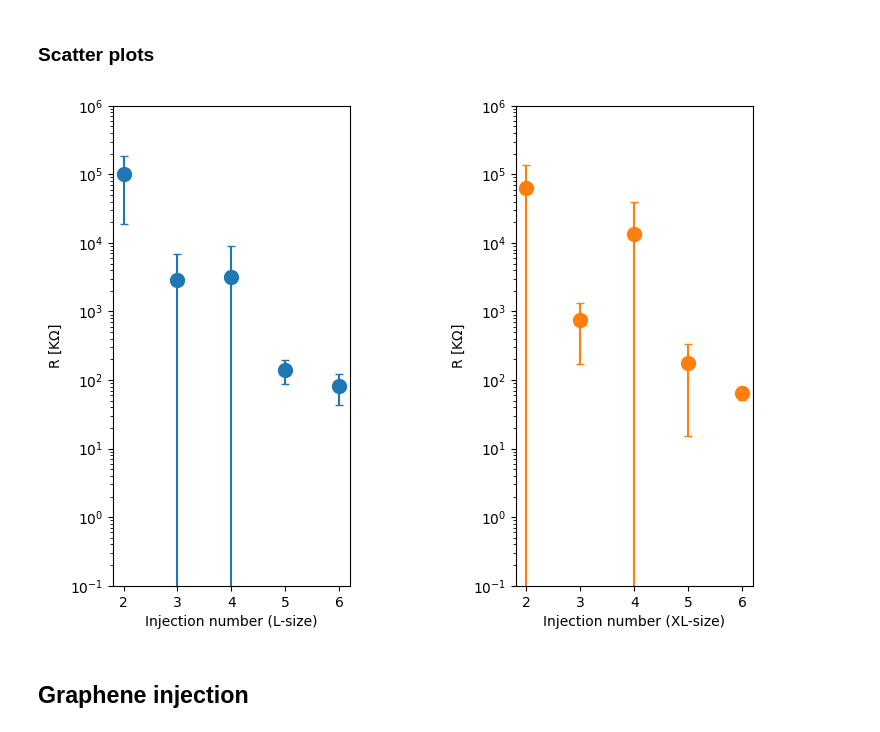
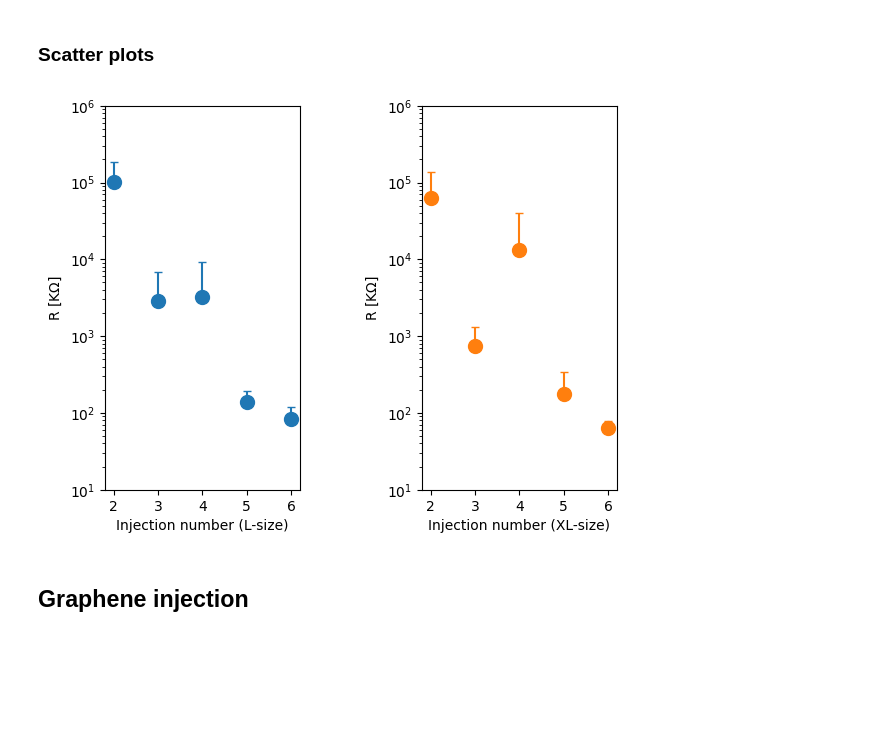
Before and after one commit to mkrause-nps/artificial-muscle, a Jupyter notebook: jupyter_notebooks/cnf_isoprop_inject_v2.ipynb, the cells around one changed output. Cells and saved outputs as stored; diff of their text form; code cells hidden in the pictures; blank space fills up the shorter version.

Commit message:
Added option to use only up errorbars to plot method

```diff
--- a/jupyter_notebooks/cnf_isoprop_inject_v2.ipynb
+++ b/jupyter_notebooks/cnf_isoprop_inject_v2.ipynb
@@ -21,14 +21,25 @@ if not os.path.exists(glob_figpath):
 # %% [markdown]
 ### Scatter Plot Method
 # %%
-def plot_scatter(xdata:list, ydata:list, yerr:list, title=None, xlabel=None, xlabel_prefix=None, xlim=None, xticklabels:str=None,
-                 ylabel=None, figname=None, ylim=None, yscale='linear', plotsize_adjust:dict=None, hide_inner:bool=False,
-                 capsize=5, subplot_config:dict={'nrows': 1, 'ncols': 2}, colors=None) -> None:
+def plot_scatter(xdata:list, ydata:list, yerr:list, title=None, xlabel=None, xlabel_prefix=None, xlim=None,
+                 xticklabels:str=None, ylabel=None, figname=None, ylim=None, yscale='linear',
+                 plotsize_adjust:dict=None, hide_inner:bool=False, capsize=5,
+                 subplot_config:dict={'nrows': 1, 'ncols': 2}, colors=None, errbar_dir:str='both') -> None:
     """Create scatterplot of data with standard deviation as errorbars"""
     fig, ax = plt.subplots(subplot_config['nrows'], subplot_config['ncols'])
     fig.suptitle(title)
     if not colors:
         colors = ['tab:blue', 'tab:orange']
+    if errbar_dir == 'up':
+        if len(yerr) == 1:
+            _yerr = np.zeros((2, len(yerr[0])))
+            _yerr[1, :] = yerr[0]
+            yerr[0] = _yerr
+        else:
+            for idx, err in enumerate(yerr):
+                _yerr = np.zeros((2, len(err)))
+                _yerr[1, :] = err
+                yerr[idx] = _yerr
     data = list(zip(xdata, ydata, yerr))
     if (subplot_config['nrows'] == 1 and subplot_config['ncols'] == 1):
         for idx, datum in enumerate(data):
@@ -116,19 +127,19 @@ L_err = [83636.80617, 4027.059607, 5888.752855, 52.74959997, 38.4885072]
 # %%
 title = 'Channel size XL'
 ylabel = 'R [K$\Omega$]'
 xlabel = ['L-size', 'XL-size']
 xlabel_prefix = 'Injection number'
 xticks = list(range(2, 7))
-ylim = [1e-1, 1e6]
-plotsize_adjust = {'left': 0.0, 'right': 1.0, 'top': 1.0, 'bottom': 0.0}
+ylim = [1e1, 1e6]
+plotsize_adjust = {'left': 0.1, 'right': 0.9, 'top': 0.9, 'bottom': 0.1}
 capsize = 3
 subplot_config = {'nrows': 1, 'ncols': 2}
 figname = 'resistance_tracking_scatter.png'
 plot_scatter([xticks, xticks], [L, XL], yerr=[L_err, XL_err], xlabel=xlabel, xlabel_prefix=xlabel_prefix,
              figname=figname, ylabel=ylabel, ylim=ylim, yscale='log', plotsize_adjust=plotsize_adjust, capsize=capsize,
-             subplot_config=subplot_config)
+             subplot_config=subplot_config, errbar_dir='up')
 # %% [output]
-[figure, old version]
+[figure, new version]
 # %% [markdown]
 ## Graphene injection
 # %%
```
Also changed, not shown: parts of 4 cells of this notebook.
